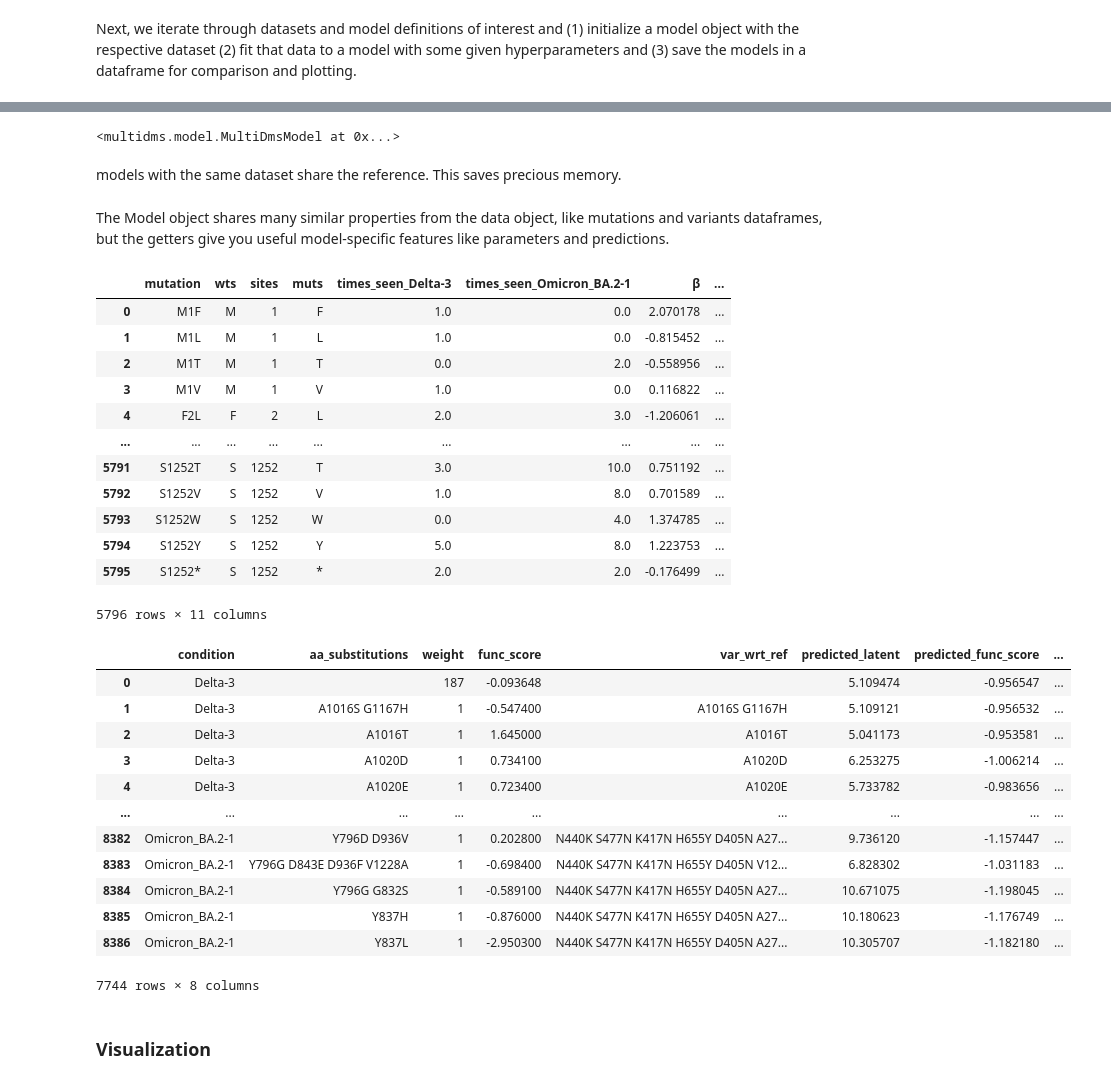
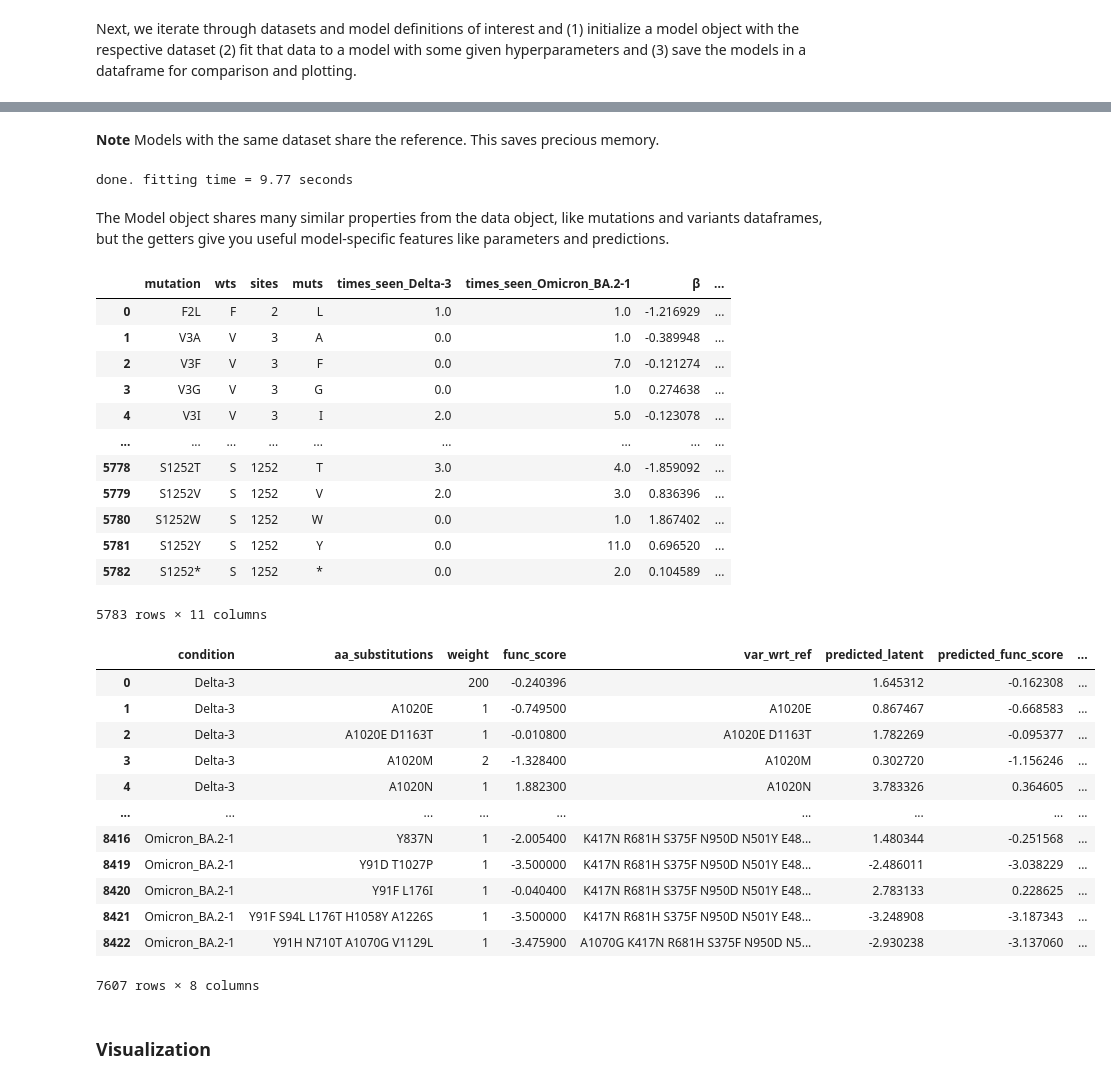
Before and after one commit to matsengrp/multidms, a Jupyter notebook: notebooks/fit-display-delta-omicron-example.ipynb, the cells around one changed output, grey strips where cells are left out. Drawn from its saved outputs; the diff is of its cells as text; code cells hidden in the pictures.

```diff
--- a/notebooks/fit-display-delta-omicron-example.ipynb
+++ b/notebooks/fit-display-delta-omicron-example.ipynb
@@ -46,7 +42,7 @@ reference_condition = "Delta-3"
 fit_included_conditions = ['Delta-3', 'Omicron_BA.2-1']
 func_score_df = func_score_df.query(
     f"condition.isin({fit_included_conditions})"
-).sample(10000)
+)
 # %% [markdown]
 ## `MultiDmsData`
 # %% [markdown]
@@ -145,7 +113,2 @@ models_df
-# %%
-a_model_object = models_df.loc[0, "model"]
-a_model_object
-# %% [output]
-<multidms.model.MultiDmsModel at 0x...>
 # %% [markdown]
-models with the same dataset share the reference. This saves precious memory.
+**Note** Models with the same dataset share the reference. This saves precious memory.
@@ -155,37 +115,49 @@ models with the same dataset share the reference. This saves precious memory.
+# %%
+model = multidms.MultiDmsModel(
+        data,
+        epistatic_model=multidms.model.sigmoidal_global_epistasis,
+)
+
+start = time.time()
+model.fit(lasso_shift=1e-5, maxiter=2000, tol=1e-6)
+end = time.time()
+print(f"done. fitting time = {round(end - start, 2)} seconds")
+# %% [output]
+done. fitting time = 9.77 seconds
 # %% [markdown]
 The Model object shares many similar properties from the data object, like mutations and variants dataframes, but the getters give you useful model-specific features like parameters and predictions.
 # %%
-a_model_object.mutations_df
+model.mutations_df
 # %% [output]
 |  | mutation | wts | sites | muts | times_seen_Delta-3 | times_seen_Omicron_BA.2-1 | β | ... |
-| 0 | M1F | M | 1 | F | 1.0 | 0.0 | 2.070178 | ... |
-| 1 | M1L | M | 1 | L | 1.0 | 0.0 | -0.815452 | ... |
-| 2 | M1T | M | 1 | T | 0.0 | 2.0 | -0.558956 | ... |
-| 3 | M1V | M | 1 | V | 1.0 | 0.0 | 0.116822 | ... |
-| 4 | F2L | F | 2 | L | 2.0 | 3.0 | -1.206061 | ... |
+| 0 | F2L | F | 2 | L | 1.0 | 1.0 | -1.216929 | ... |
+| 1 | V3A | V | 3 | A | 0.0 | 1.0 | -0.389948 | ... |
+| 2 | V3F | V | 3 | F | 0.0 | 7.0 | -0.121274 | ... |
+| 3 | V3G | V | 3 | G | 0.0 | 1.0 | 0.274638 | ... |
+| 4 | V3I | V | 3 | I | 2.0 | 5.0 | -0.123078 | ... |
 | ... | ... | ... | ... | ... | ... | ... | ... | ... |
-| 5791 | S1252T | S | 1252 | T | 3.0 | 10.0 | 0.751192 | ... |
-| 5792 | S1252V | S | 1252 | V | 1.0 | 8.0 | 0.701589 | ... |
-| 5793 | S1252W | S | 1252 | W | 0.0 | 4.0 | 1.374785 | ... |
-| 5794 | S1252Y | S | 1252 | Y | 5.0 | 8.0 | 1.223753 | ... |
-| 5795 | S1252* | S | 1252 | * | 2.0 | 2.0 | -0.176499 | ... |
+| 5778 | S1252T | S | 1252 | T | 3.0 | 4.0 | -1.859092 | ... |
+| 5779 | S1252V | S | 1252 | V | 2.0 | 3.0 | 0.836396 | ... |
+| 5780 | S1252W | S | 1252 | W | 0.0 | 1.0 | 1.867402 | ... |
+| 5781 | S1252Y | S | 1252 | Y | 0.0 | 11.0 | 0.696520 | ... |
+| 5782 | S1252* | S | 1252 | * | 0.0 | 2.0 | 0.104589 | ... |
-5796 rows × 11 columns
+5783 rows × 11 columns
 # %%
-a_model_object.variants_df
+model.variants_df
 # %% [output]
 |  | condition | aa_substitutions | weight | func_score | var_wrt_ref | predicted_latent | predicted_func_score | ... |
-| 0 | Delta-3 |  | 187 | -0.093648 |  | 5.109474 | -0.956547 | ... |
-| 1 | Delta-3 | A1016S G1167H | 1 | -0.547400 | A1016S G1167H | 5.109121 | -0.956532 | ... |
-| 2 | Delta-3 | A1016T | 1 | 1.645000 | A1016T | 5.041173 | -0.953581 | ... |
-| 3 | Delta-3 | A1020D | 1 | 0.734100 | A1020D | 6.253275 | -1.006214 | ... |
-| 4 | Delta-3 | A1020E | 1 | 0.723400 | A1020E | 5.733782 | -0.983656 | ... |
+| 0 | Delta-3 |  | 200 | -0.240396 |  | 1.645312 | -0.162308 | ... |
+| 1 | Delta-3 | A1020E | 1 | -0.749500 | A1020E | 0.867467 | -0.668583 | ... |
+| 2 | Delta-3 | A1020E D1163T | 1 | -0.010800 | A1020E D1163T | 1.782269 | -0.095377 | ... |
+| 3 | Delta-3 | A1020M | 2 | -1.328400 | A1020M | 0.302720 | -1.156246 | ... |
+| 4 | Delta-3 | A1020N | 1 | 1.882300 | A1020N | 3.783326 | 0.364605 | ... |
 | ... | ... | ... | ... | ... | ... | ... | ... | ... |
-| 8382 | Omicron_BA.2-1 | Y796D D936V | 1 | 0.202800 | N440K S477N K417N H655Y D405N A27... | 9.736120 | -1.157447 | ... |
-| 8383 | Omicron_BA.2-1 | Y796G D843E D936F V1228A | 1 | -0.698400 | N440K S477N K417N H655Y D405N V12... | 6.828302 | -1.031183 | ... |
-| 8384 | Omicron_BA.2-1 | Y796G G832S | 1 | -0.589100 | N440K S477N K417N H655Y D405N A27... | 10.671075 | -1.198045 | ... |
-| 8385 | Omicron_BA.2-1 | Y837H | 1 | -0.876000 | N440K S477N K417N H655Y D405N A27... | 10.180623 | -1.176749 | ... |
-| 8386 | Omicron_BA.2-1 | Y837L | 1 | -2.950300 | N440K S477N K417N H655Y D405N A27... | 10.305707 | -1.182180 | ... |
+| 8416 | Omicron_BA.2-1 | Y837N | 1 | -2.005400 | K417N R681H S375F N950D N501Y E48... | 1.480344 | -0.251568 | ... |
+| 8419 | Omicron_BA.2-1 | Y91D T1027P | 1 | -3.500000 | K417N R681H S375F N950D N501Y E48... | -2.486011 | -3.038229 | ... |
+| 8420 | Omicron_BA.2-1 | Y91F L176I | 1 | -0.040400 | K417N R681H S375F N950D N501Y E48... | 2.783133 | 0.228625 | ... |
+| 8421 | Omicron_BA.2-1 | Y91F S94L L176T H1058Y A1226S | 1 | -3.500000 | K417N R681H S375F N950D N501Y E48... | -3.248908 | -3.187343 | ... |
+| 8422 | Omicron_BA.2-1 | Y91H N710T A1070G V1129L | 1 | -3.475900 | A1070G K417N R681H S375F N950D N5... | -2.930238 | -3.137060 | ... |
-7744 rows × 8 columns
+7607 rows × 8 columns
 # %% [markdown]
 ### Visualization
 # %%
```
Also changed, not shown: parts of 16 cells of this notebook, 2 other files.
